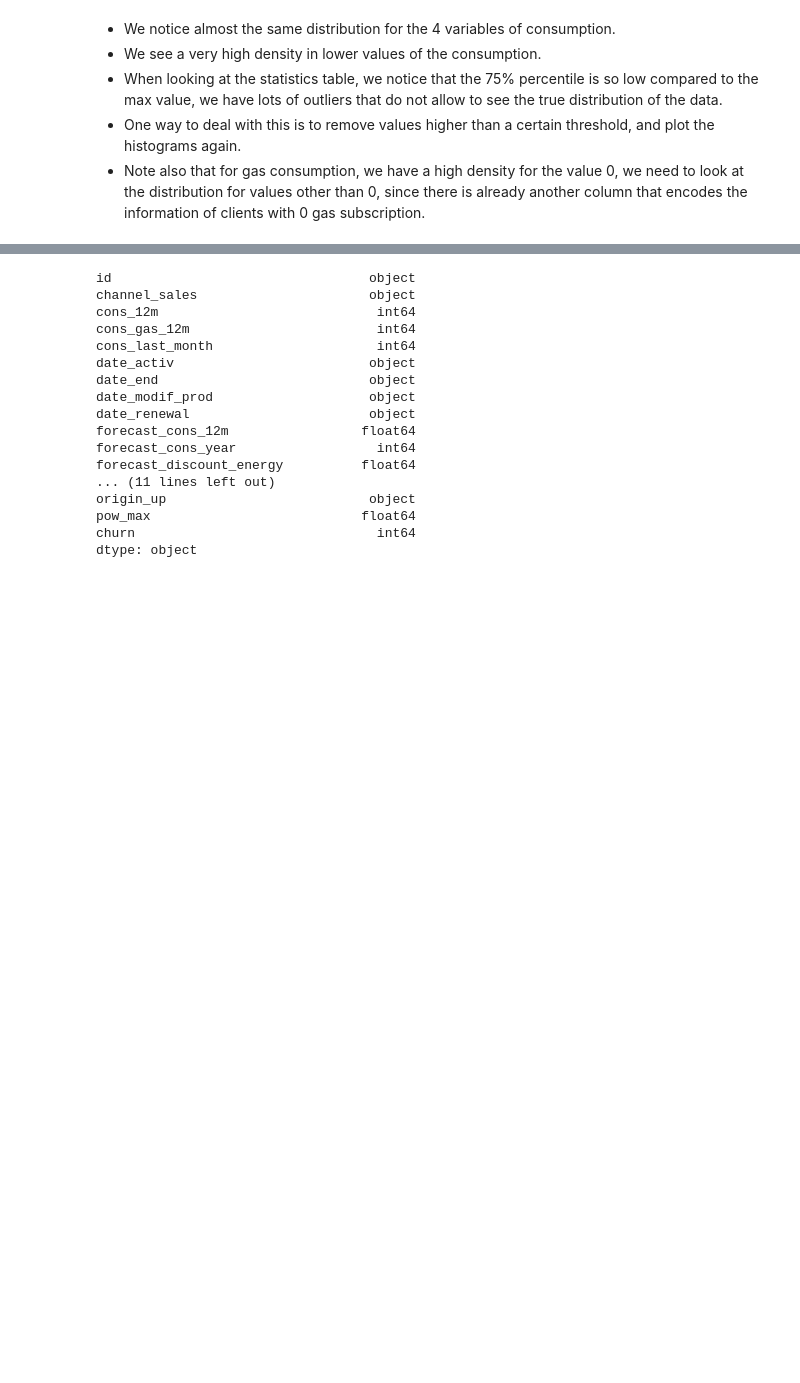
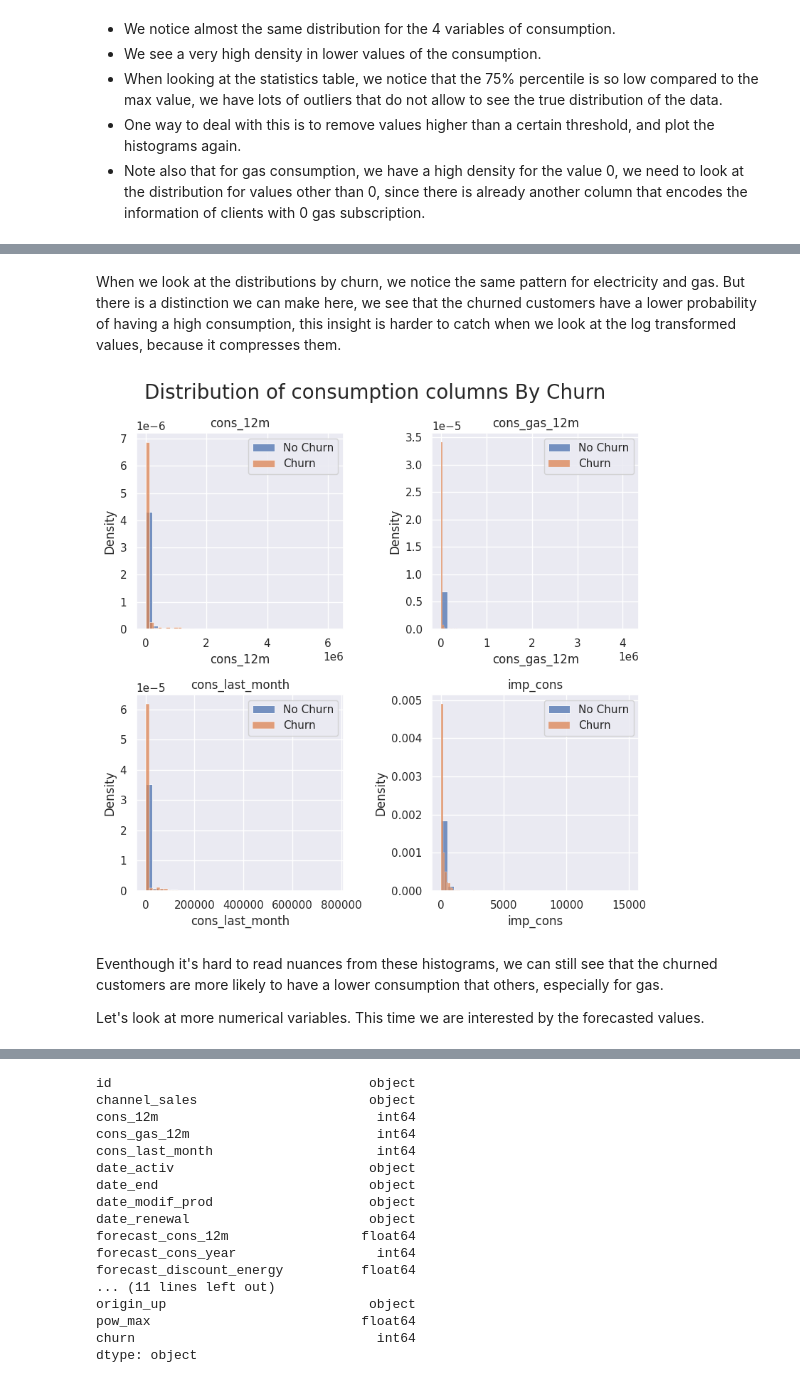
Before and after one commit to mnijadi/energy-company-customer-churn, a Jupyter notebook: notebooks/eda.ipynb, the cells around one changed output, grey strips where cells are left out. Cells and saved outputs as stored; diff of their text form; code cells hidden in the pictures; blank space fills up the shorter version.

```diff
--- a/notebooks/eda.ipynb
+++ b/notebooks/eda.ipynb
@@ -304,0 +318,20 @@ Even after zooming in, we still have a high density of values in the lower value
+# %% [markdown]
+When we look at the distributions by churn, we notice the same pattern for electricity and gas. But there is a distinction we can make here, we see that the churned customers have a lower probability of having a high consumption, this insight is harder to catch when we look at the log transformed values, because it compresses them.
+# %%
+figure, axes = plt.subplots(nrows=2, ncols=2, figsize=(8,8))
+for i, cons in enumerate(consumption_columns):
+    sns.histplot(x=client_df.loc[client_df['churn']==0][cons], stat='density', bins=30, label='No Churn', ax=axes[i//2, i%2])
+    sns.histplot(x=client_df.loc[client_df['churn']==1][cons], stat='density', bins=30, label='Churn', ax=axes[i//2, i%2])
+    axes[i//2, i%2].set_title(cons)
+    axes[i//2, i%2].legend()
+
+plt.suptitle('Distribution of consumption columns By Churn', fontsize=20)
+plt.tight_layout()
+plt.savefig('../figures/consumption_distributions_by_churn.png')
+plt.show()
+# %% [output]
+[figure, added]
+# %% [markdown]
+Eventhough it's hard to read nuances from these histograms, we can still see that the churned customers are more likely to have a lower consumption that others, especially for gas.
+
+Let's look at more numerical variables. This time we are interested by the forecasted values.
```
Also changed, not shown: parts of 16 cells of this notebook, 3 other files.
